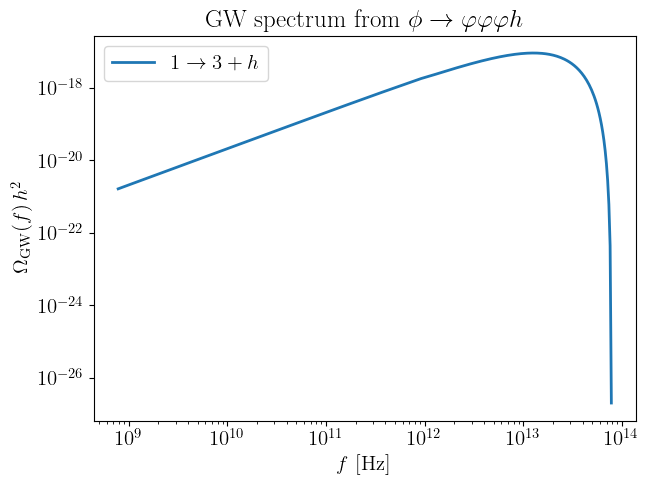
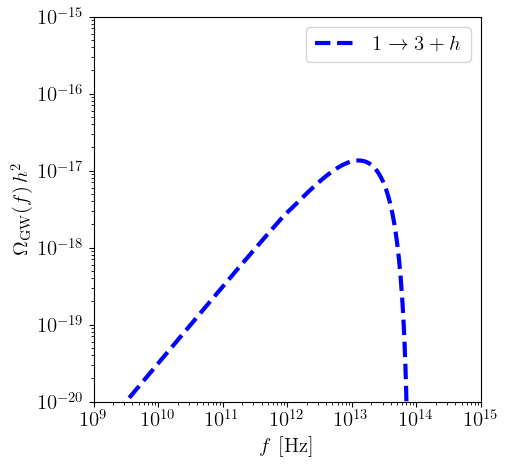
The notebook cell's code change between the first figure and the second:
--- before
+++ after
@@ -1,3 +1,2 @@
-
 z_plot = np.logspace(-5, np.log10(0.999), 400)
 f_plot = fth * z_plot
@@ -9,10 +8,11 @@
 print(f"Peak Ω_GW h^2 = {omega_plot[peak_idx]:.4e}")
 
-fig, ax = plt.subplots(figsize=(7,5))
-ax.loglog(f_plot, omega_plot, lw=2, label=r"$1\to 3+h$")
-ax.set_xlabel(r"$f\ {\rm [Hz]}$")
-ax.set_ylabel(r"$\Omega_{\rm GW}(f)\,h^2$")
-ax.set_title(r"GW spectrum from $\phi\to \varphi\varphi\varphi h$")
+fig, ax = plt.subplots(figsize=(5,5))
+ax.loglog(f_plot, omega_plot,'b--' ,lw=3, label=r"$1\to 3+h$")
+ax.set_xlabel(r'$f\ {\rm [Hz]}$')
+ax.set_ylabel(r'$\Omega_{\rm GW}(f)\,h^2$')
 # ax.grid(alpha=0.3, which="both")
+ax.set_xlim(1e9, 1e15)
+ax.set_ylim(1e-20, 1e-15)
 ax.legend()
 plt.show()

Commit: Add files via upload